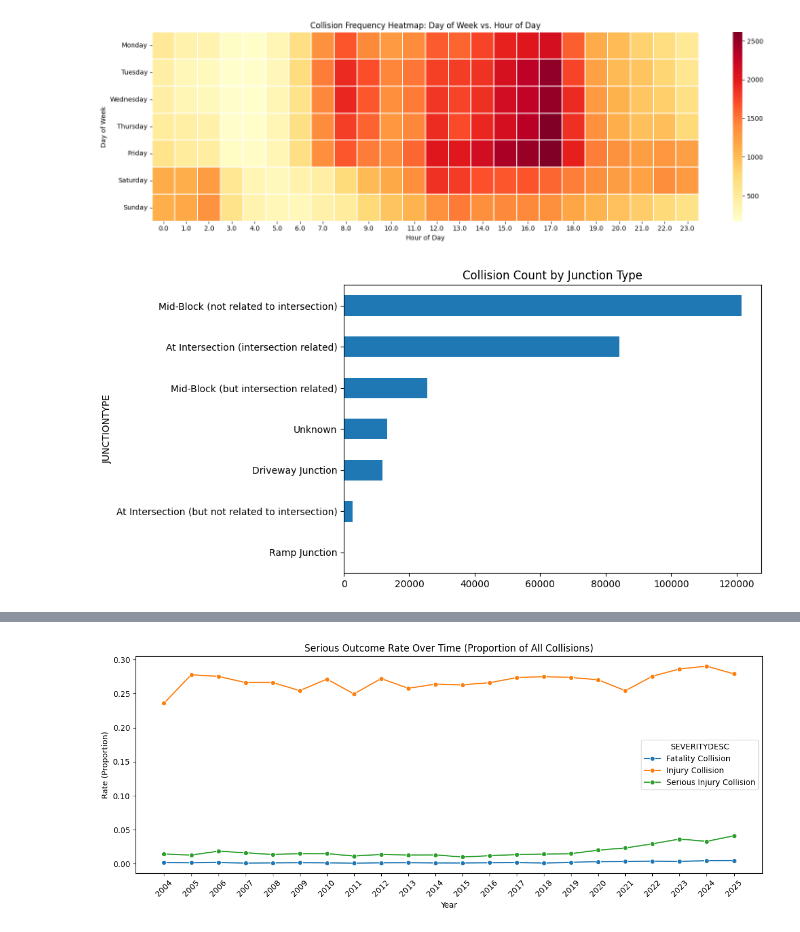
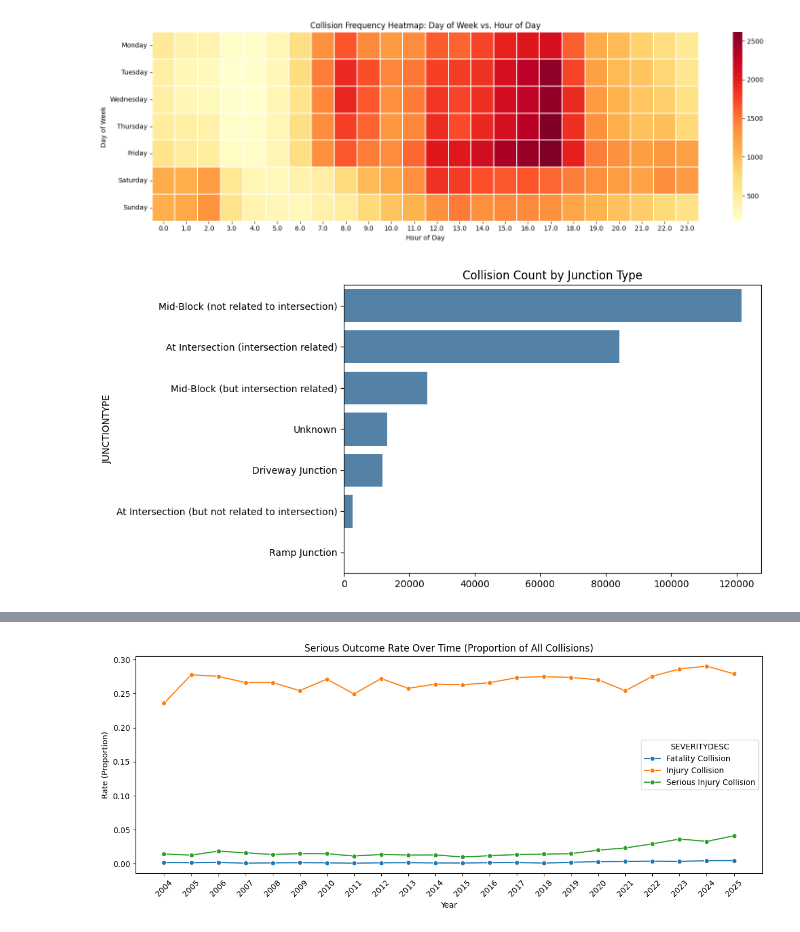
Before and after one commit to trenton-pham/Seattle-Collision-Analysis, a Jupyter notebook: eda.ipynb, the cells around one changed output, grey strips where cells are left out. Cells and saved outputs as stored; diff of their text form; code cells hidden in the pictures.

```diff
--- a/eda.ipynb
+++ b/eda.ipynb
@@ -86,11 +95,11 @@ plt.show()
 [figure]
 # %%
 plt.figure(figsize=(10,5))
-gdf_junc = gdf.groupby('JUNCTIONTYPE').size().sort_values(ascending=True)
-gdf_junc.plot(kind='barh')
+gdf_junc = gdf.groupby('JUNCTIONTYPE').size().sort_values(ascending=False)
+sns.barplot(y=gdf_junc.index, x=gdf_junc.values, color='steelblue')
 plt.title('Collision Count by Junction Type')
 plt.tight_layout()
 plt.show()
 # %% [output]
-[figure, old version]
+[figure, new version]
 # %%
```
Also changed, not shown: parts of 11 cells of this notebook, 2 other files.
